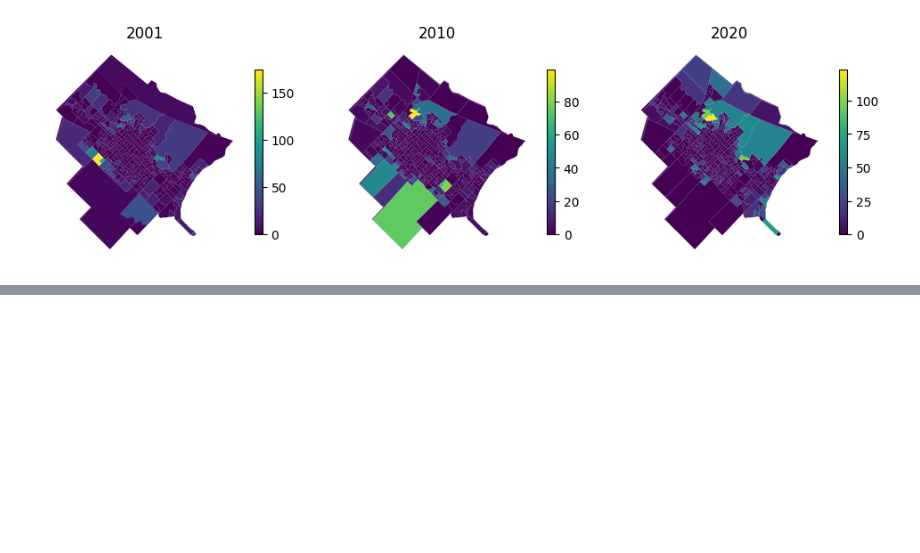
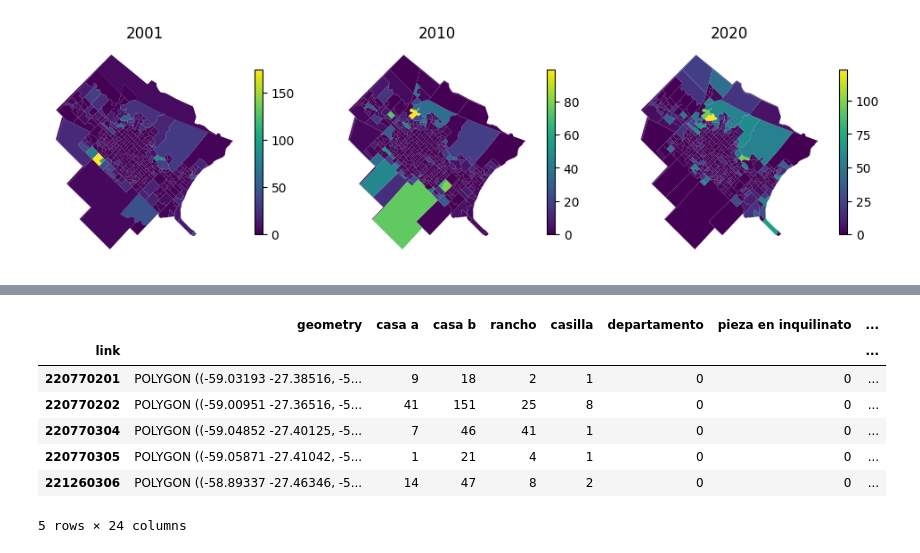
Before and after one commit to CEEU-lab/CENSAr, a Jupyter notebook: CENSAr/01-tracts-distribution-chaco.ipynb, the cells around one changed output, grey strips where cells are left out. Saved outputs shown, nothing was run; the diff lists cells and outputs as text; code cells hidden in the pictures; blank space fills up the shorter version.

```diff
--- a/CENSAr/01-tracts-distribution-chaco.ipynb
+++ b/CENSAr/01-tracts-distribution-chaco.ipynb
@@ -109,0 +159,11 @@ ax3.set_axis_off();
+# %%
+servurban_2001_geo.head()
+# %% [output]
+|  | geometry | casa a | casa b | rancho | casilla | departamento | pieza en inquilinato | ... |
+| link |  |  |  |  |  |  |  | ... |
+| 220770201 | POLYGON ((-59.03193 -27.38516, -5... | 9 | 18 | 2 | 1 | 0 | 0 | ... |
+| 220770202 | POLYGON ((-59.00951 -27.36516, -5... | 41 | 151 | 25 | 8 | 0 | 0 | ... |
+| 220770304 | POLYGON ((-59.04852 -27.40125, -5... | 7 | 46 | 41 | 1 | 0 | 0 | ... |
+| 220770305 | POLYGON ((-59.05871 -27.41042, -5... | 1 | 21 | 4 | 1 | 0 | 0 | ... |
+| 221260306 | POLYGON ((-58.89337 -27.46346, -5... | 14 | 47 | 8 | 2 | 0 | 0 | ... |
+5 rows × 24 columns
```
Also changed, not shown: parts of 8 cells of this notebook, 1 other file.
